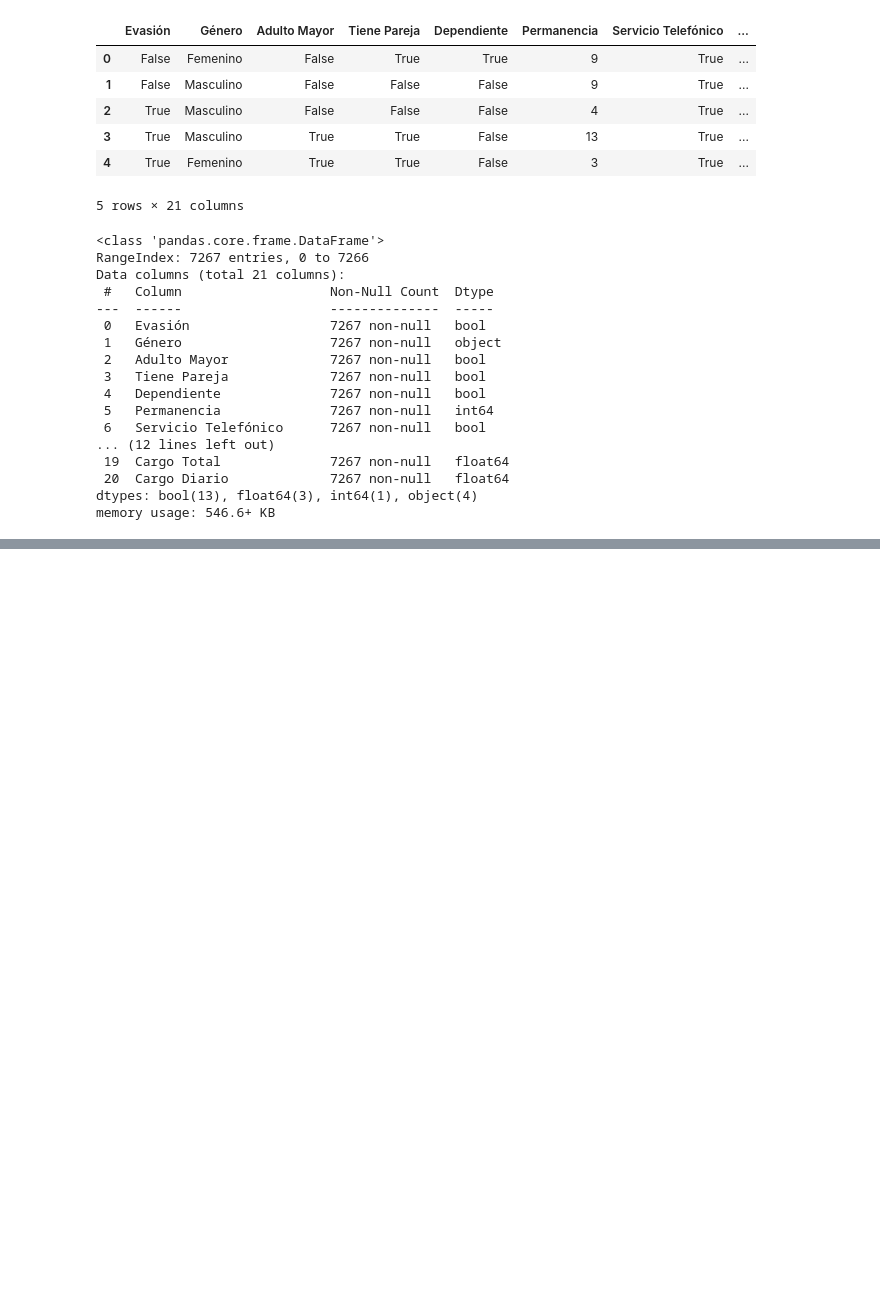
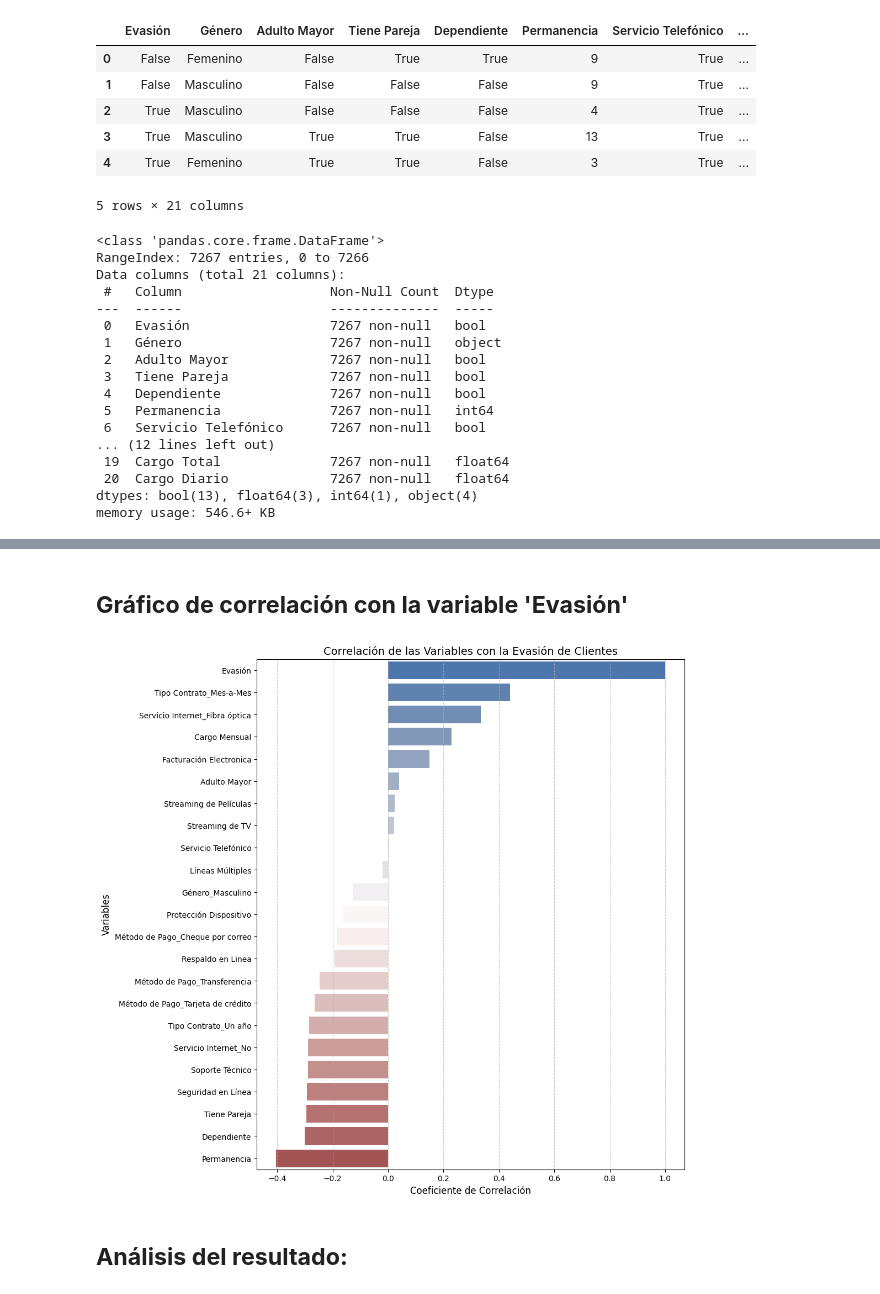
Before and after one commit to zelys/machine-learning, a Jupyter notebook: Challenge Telecom X/parte 2 - análisis de evasión de clientes/challenge_telecom_2.ipynb, the cells around one changed output, grey strips where cells are left out. Drawn from its saved outputs; the diff is of its cells as text; code cells hidden in the pictures; blank space fills up the shorter version.

```diff
--- a/Challenge Telecom X/parte 2 - análisis de evasión de clientes/challenge_telecom_2.ipynb
+++ b/Challenge Telecom X/parte 2 - análisis de evasión de clientes/challenge_telecom_2.ipynb
@@ -276,0 +232,19 @@ Intervalo de confianza(test_f1): [0.5052083973529506, 0.5714345028265184]
+# %% [markdown]
+## **Gráfico de correlación con la variable 'Evasión'**
+# %%
+
+# Calcular la correlación de todas las variables con 'Evasión' y ordenarlas
+correlacion_evasion = datos_balanceados.corr()['Evasión'].sort_values(ascending=False)
+
+# Crear el gráfico de barras
+plt.figure(figsize=(10, 12))
+sns.barplot(x=correlacion_evasion.values, y=correlacion_evasion.index, hue=correlacion_evasion.index, palette='vlag')
+plt.title('Correlación de las Variables con la Evasión de Clientes', fontsize=14)
+plt.xlabel('Coeficiente de Correlación', fontsize=12)
+plt.ylabel('Variables', fontsize=12)
+plt.grid(axis='x', linestyle='--', alpha=0.7)
+plt.show()
+# %% [output]
+[figure, added]
+# %% [markdown]
+## **Análisis del resultado:**
```
Also changed, not shown: parts of 79 cells of this notebook, 1 other file.
